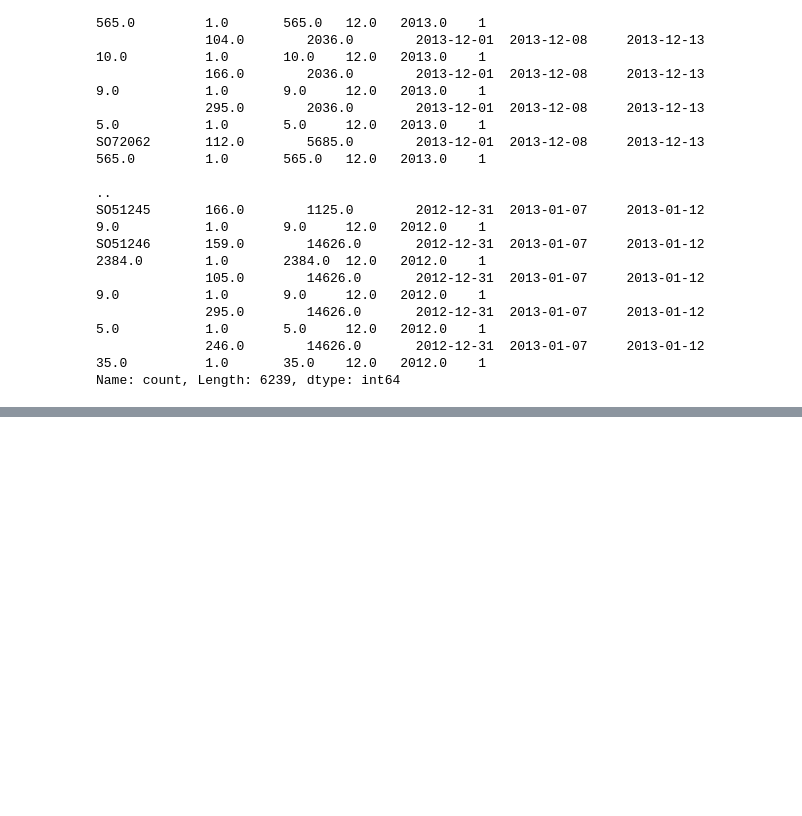
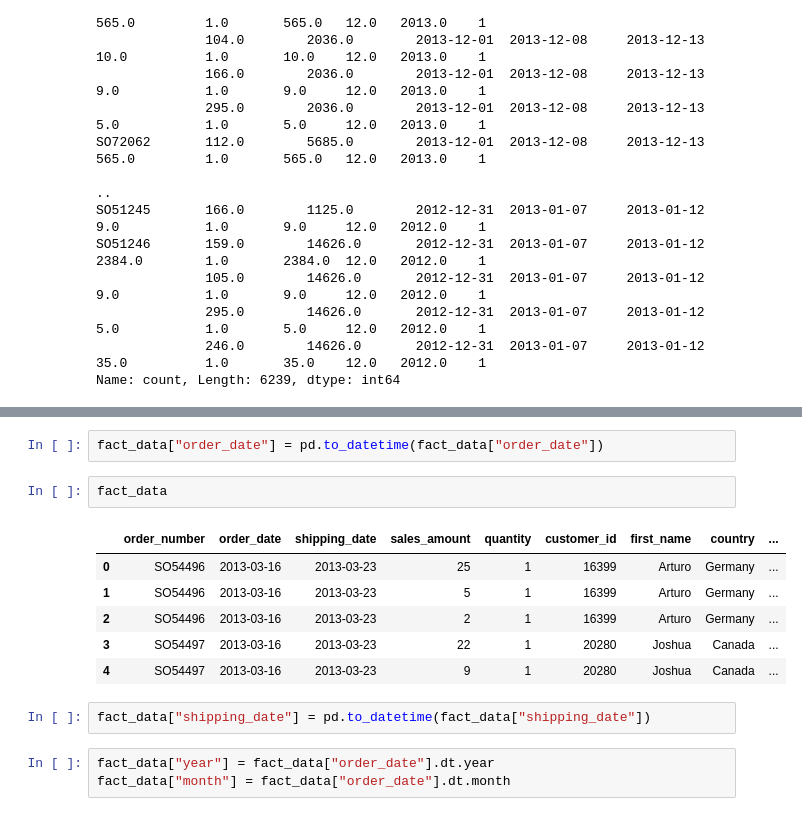
Before and after one commit to datasciencekibaatein/Machine-Learning-Batches, a Jupyter notebook: MachineLearning71/pandas/pandas-lecture.ipynb, the cells around one changed output, grey strips where cells are left out. Cells and saved outputs as stored; diff of their text form; blank space fills up the shorter version.

```diff
--- a/MachineLearning71/pandas/pandas-lecture.ipynb
+++ b/MachineLearning71/pandas/pandas-lecture.ipynb
@@ -464,0 +566,16 @@ df.pivot_table(index="month",columns='year',values=["sales_amount","quantity"])
+# %%
+fact_data["order_date"] = pd.to_datetime(fact_data["order_date"])
+# %%
+fact_data
+# %% [output]
+|  | order_number | order_date | shipping_date | sales_amount | quantity | customer_id | first_name | country | ... |
+| 0 | SO54496 | 2013-03-16 | 2013-03-23 | 25 | 1 | 16399 | Arturo | Germany | ... |
+| 1 | SO54496 | 2013-03-16 | 2013-03-23 | 5 | 1 | 16399 | Arturo | Germany | ... |
+| 2 | SO54496 | 2013-03-16 | 2013-03-23 | 2 | 1 | 16399 | Arturo | Germany | ... |
+| 3 | SO54497 | 2013-03-16 | 2013-03-23 | 22 | 1 | 20280 | Joshua | Canada | ... |
+| 4 | SO54497 | 2013-03-16 | 2013-03-23 | 9 | 1 | 20280 | Joshua | Canada | ... |
+# %%
+fact_data["shipping_date"] = pd.to_datetime(fact_data["shipping_date"])
+# %%
+fact_data["year"] = fact_data["order_date"].dt.year
+fact_data["month"] = fact_data["order_date"].dt.month
```
Also changed, not shown: parts of 17 cells of this notebook, 2 other files.
